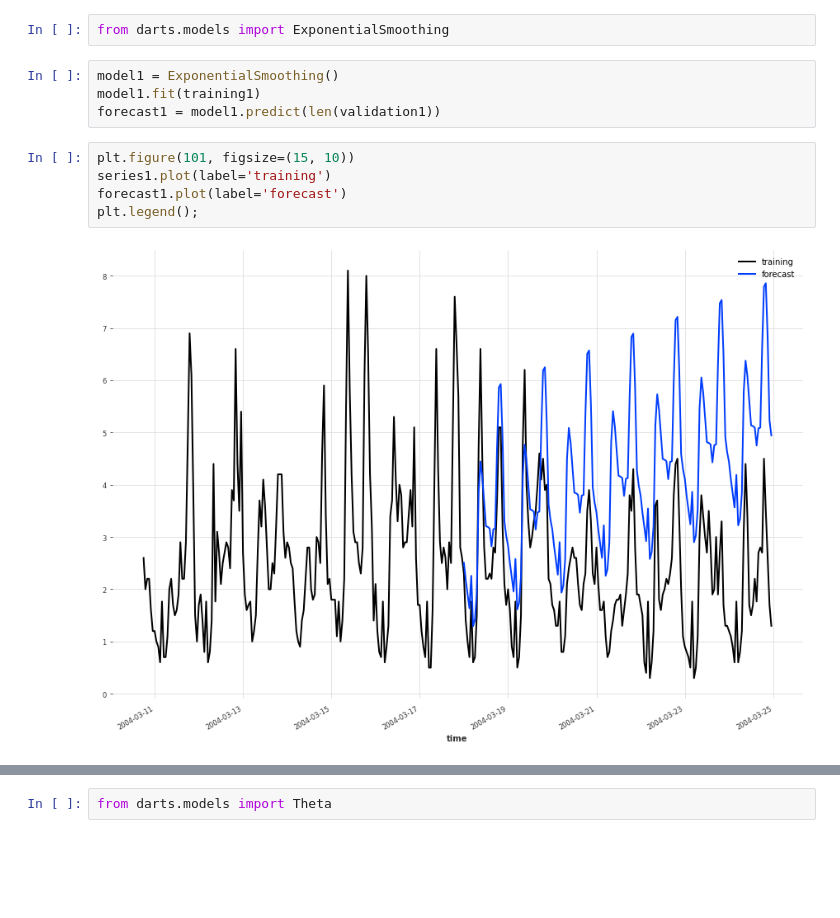
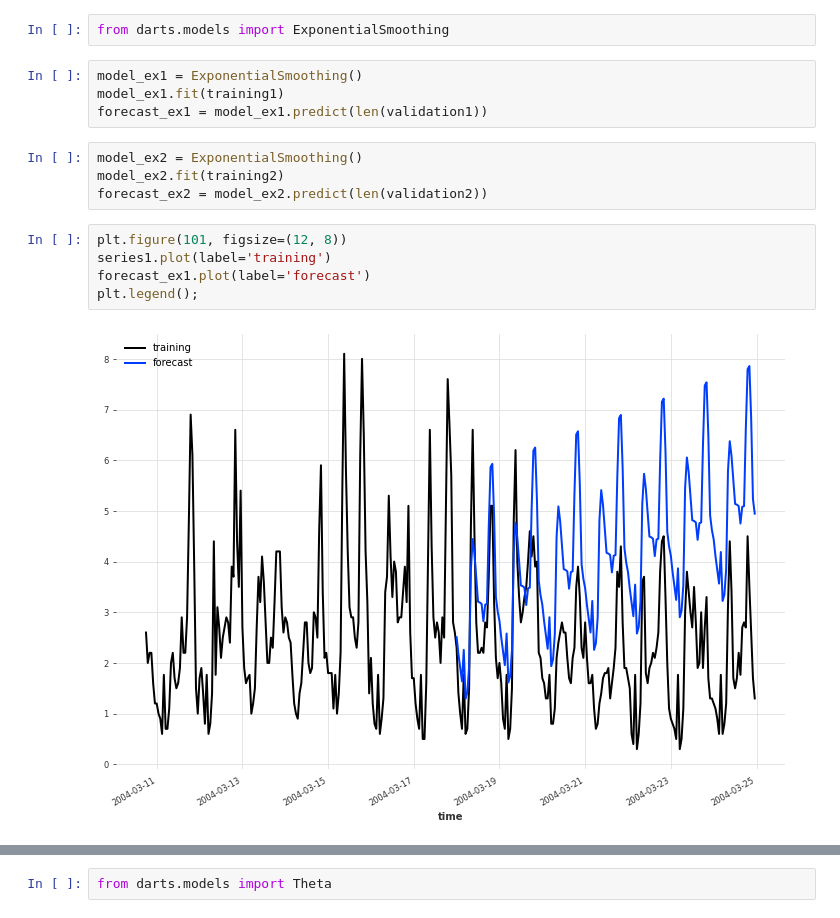
Before and after one commit to sameersahu473/Time_series, a Jupyter notebook: models_without_step.ipynb, the cells around one changed output, grey strips where cells are left out. Drawn from its saved outputs; the diff is of its cells as text; blank space fills up the shorter version.

```diff
--- a/models_without_step.ipynb
+++ b/models_without_step.ipynb
@@ -298,13 +298,17 @@ Dimensions without coordinates: sample
 # %%
 from darts.models import ExponentialSmoothing
 # %%
-model1 = ExponentialSmoothing()
-model1.fit(training1)
-forecast1 = model1.predict(len(validation1))
+model_ex1 = ExponentialSmoothing()
+model_ex1.fit(training1)
+forecast_ex1 = model_ex1.predict(len(validation1))
+# %%
+model_ex2 = ExponentialSmoothing()
+model_ex2.fit(training2)
+forecast_ex2 = model_ex2.predict(len(validation2))
 # %%
-plt.figure(101, figsize=(15, 10))
+plt.figure(101, figsize=(12, 8))
 series1.plot(label='training')
-forecast1.plot(label='forecast')
+forecast_ex1.plot(label='forecast')
 plt.legend();
 # %% [output]
-[figure, old version]
+[figure, new version]
```
Also changed, not shown: parts of 54 cells of this notebook.
